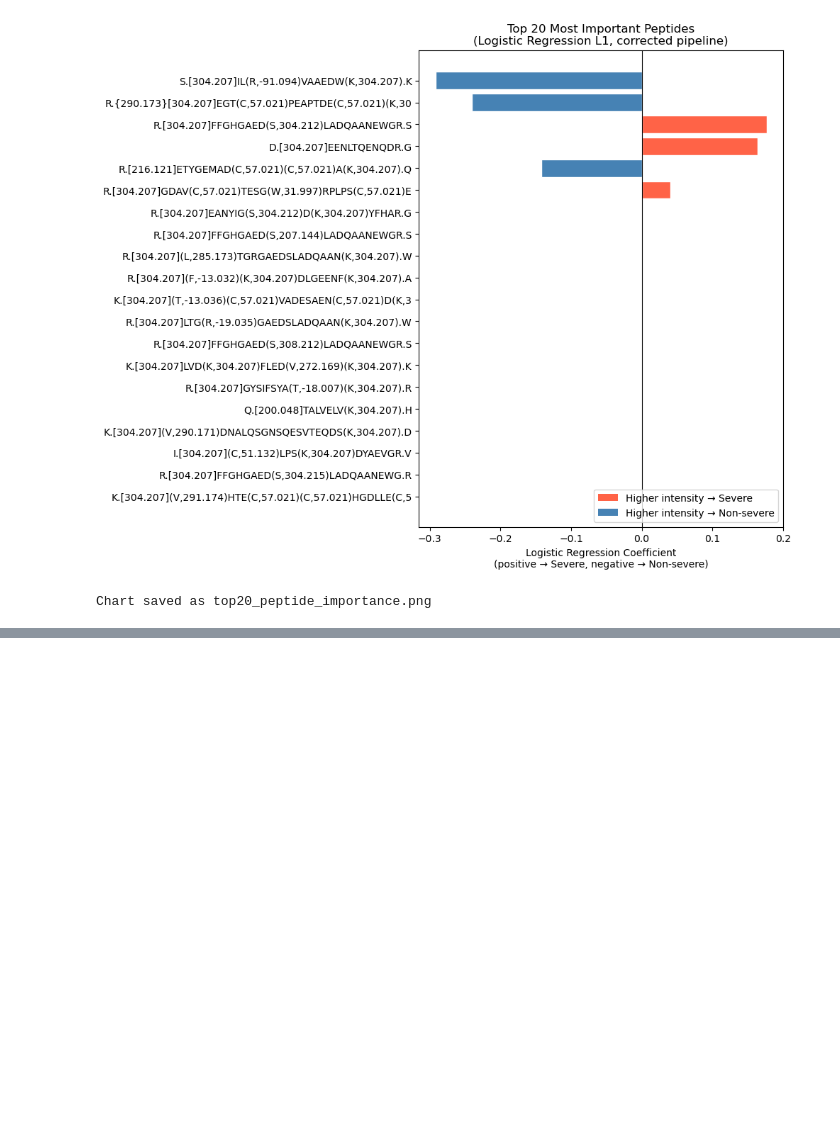
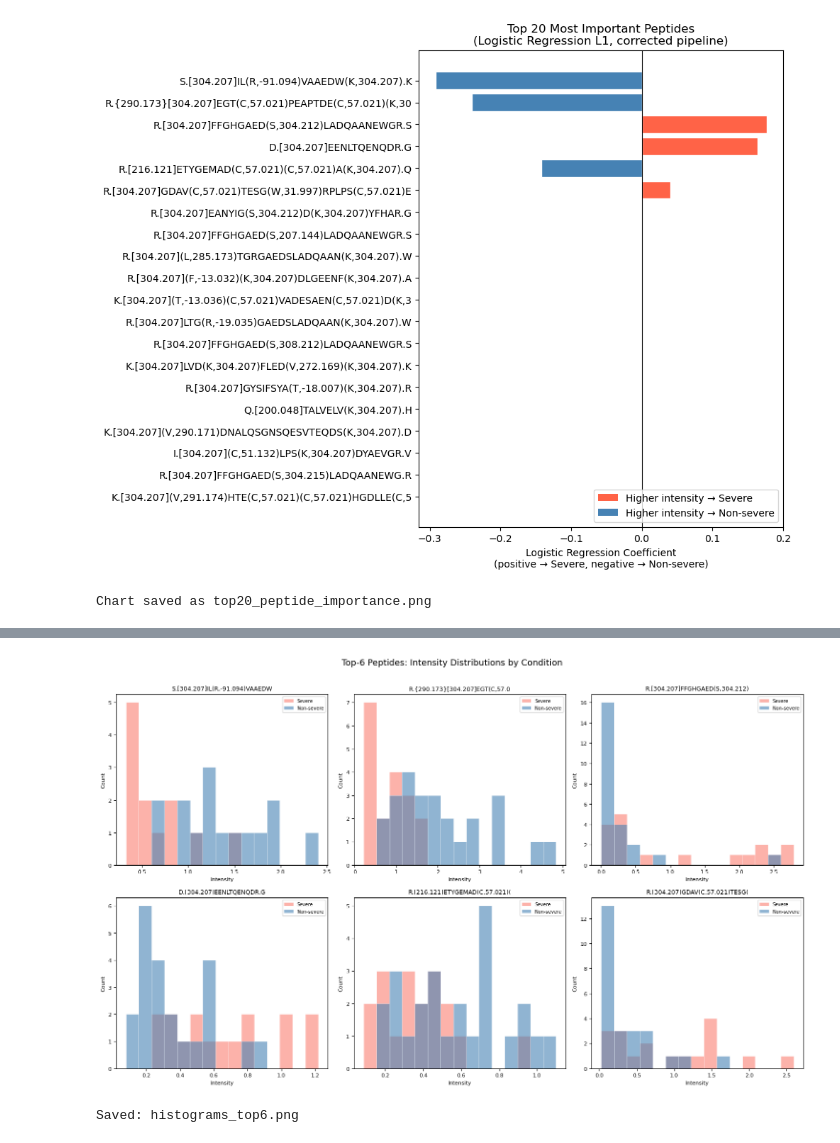
Before and after one commit to melvyn9/cse291b-covid19, a Jupyter notebook: feature_importance.ipynb, the cells around one changed output, grey strips where cells are left out. Saved outputs shown, nothing was run; the diff lists cells and outputs as text; code cells hidden in the pictures; blank space fills up the shorter version.

```diff
--- a/feature_importance.ipynb
+++ b/feature_importance.ipynb
@@ -107,0 +295,34 @@ Chart saved as top20_peptide_importance.png
+# %%
+## Plot 4 — Overlapping histograms (2×3 grid)
+fig, axes = plt.subplots(2, 3, figsize=(15, 9))
+axes = axes.flatten()
+
+for i, peptide in enumerate(top6_peptides):
+    ax = axes[i]
+
+    severe_vals    = variants_processed.loc[severe_mask,    peptide].dropna()
+    nonsevere_vals = variants_processed.loc[nonsevere_mask, peptide].dropna()
+
+    # Shared bin edges across both groups for fair comparison
+    combined = pd.concat([severe_vals, nonsevere_vals])
+    bins = np.linspace(combined.min(), combined.max(), 16)
+
+    ax.hist(severe_vals,    bins=bins, alpha=0.6, color=SEVERE_COLOR,
+            label="Severe",     edgecolor="white", linewidth=0.4)
+    ax.hist(nonsevere_vals, bins=bins, alpha=0.6, color=NONSEVERE_COLOR,
+            label="Non-severe", edgecolor="white", linewidth=0.4)
+
+    ax.set_title(peptide[:30], fontsize=9, pad=6)
+    ax.set_xlabel("Intensity", fontsize=8)
+    ax.set_ylabel("Count",     fontsize=8)
+    ax.tick_params(labelsize=8)
+    ax.legend(fontsize=7)
+
+plt.suptitle("Top-6 Peptides: Intensity Distributions by Condition", fontsize=13, y=1.01)
+plt.tight_layout()
+plt.savefig("histograms_top6.png", dpi=150, bbox_inches="tight")
+plt.show()
+print("Saved: histograms_top6.png")
+# %% [output]
+[figure, added]
+Saved: histograms_top6.png
```
Also changed, not shown: parts of 5 cells of this notebook, 3 other files.
